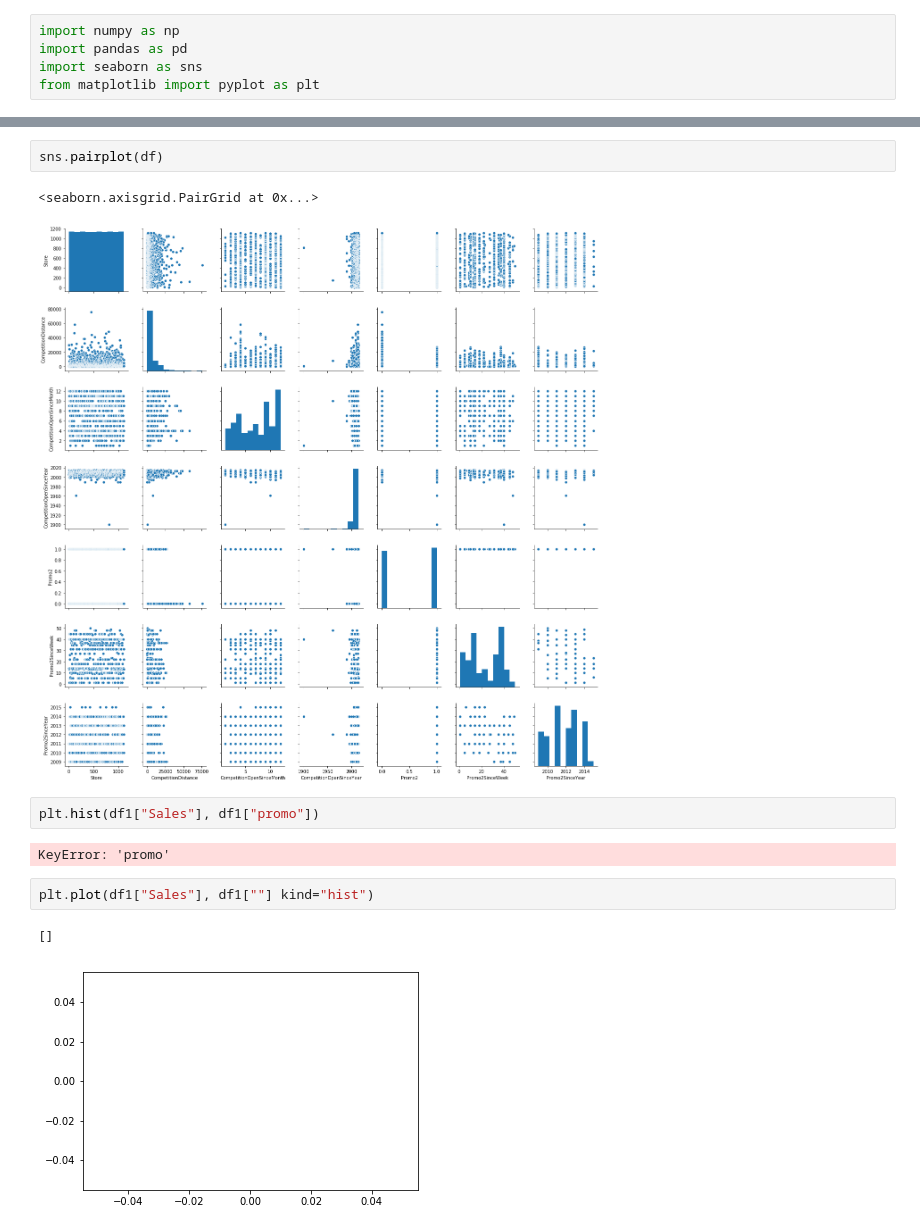
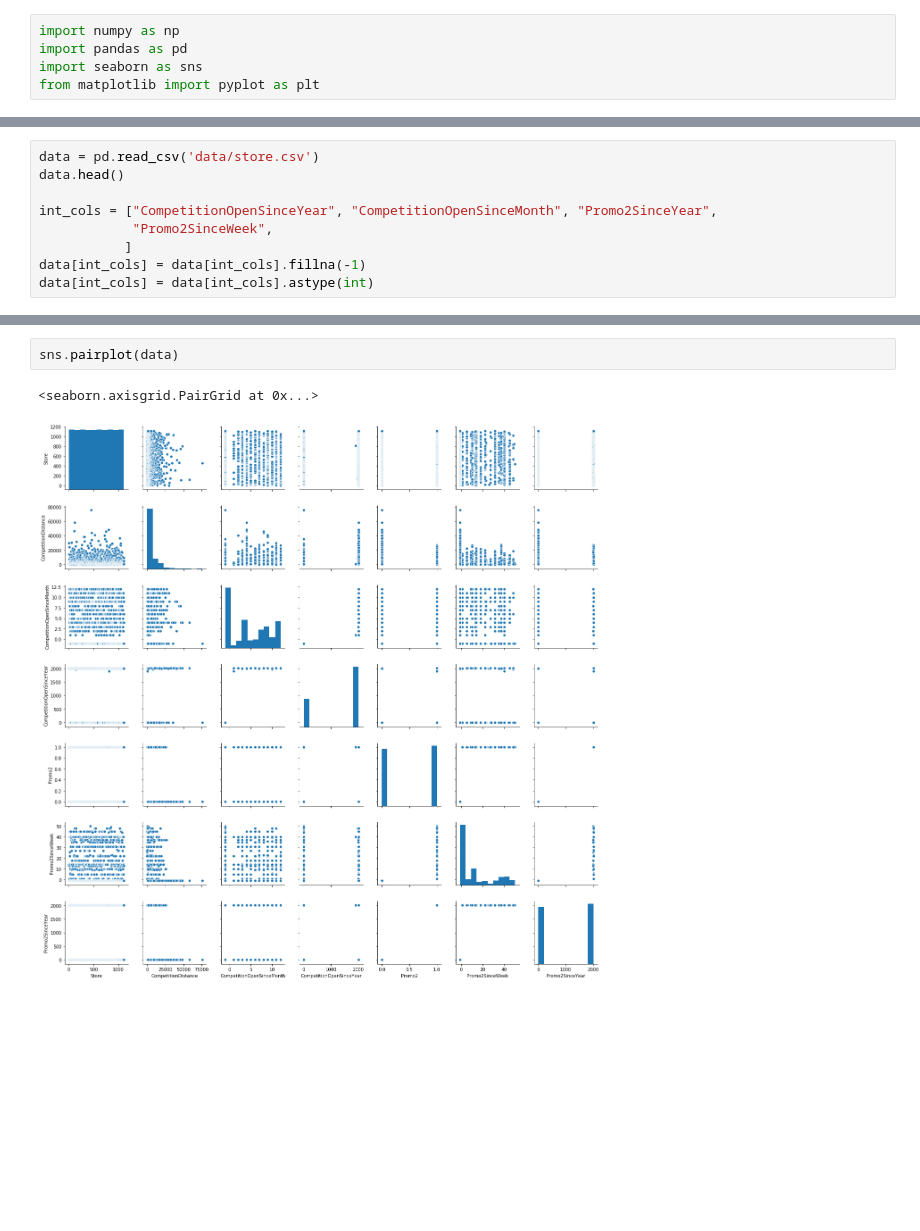
Before and after one commit to jackkinsella/RossmannPredictions, a Jupyter notebook: 2019-07-13_mini_competiton.ipynb, the cells around one changed output, grey strips where cells are left out. Drawn from its saved outputs; the diff is of its cells as text; blank space fills up the shorter version.

```diff
--- a/2019-07-13_mini_competiton.ipynb
+++ b/2019-07-13_mini_competiton.ipynb
@@ -16 +6,10 @@ df.head()
+# %%
+data = pd.read_csv('data/store.csv')
+data.head()
+
+int_cols = ["CompetitionOpenSinceYear", "CompetitionOpenSinceMonth", "Promo2SinceYear",
+            "Promo2SinceWeek",
+           ]
+data[int_cols] = data[int_cols].fillna(-1)
+data[int_cols] = data[int_cols].astype(int)
 # %%
@@ -133,18 +140,9 @@ np.unique(df[['Assortment', 'StoreType']].values)
 # %% [output]
 array(['a', 'b', 'c', 'd'], dtype=object)
 # %%
-sns.pairplot(df)
+sns.pairplot(data)
 # %% [output]
 <seaborn.axisgrid.PairGrid at 0x...>
-[figure, old version]
+[figure, new version]
-# %%
-plt.hist(df1["Sales"], df1["promo"])
-# %% [output]
-KeyError: 'promo'
-# %%
-plt.plot(df1["Sales"], df1[""] kind="hist")
-# %% [output]
-[]
-[figure, removed]
 # %%
 pwd
```
Also changed, not shown: parts of 47 cells of this notebook.
